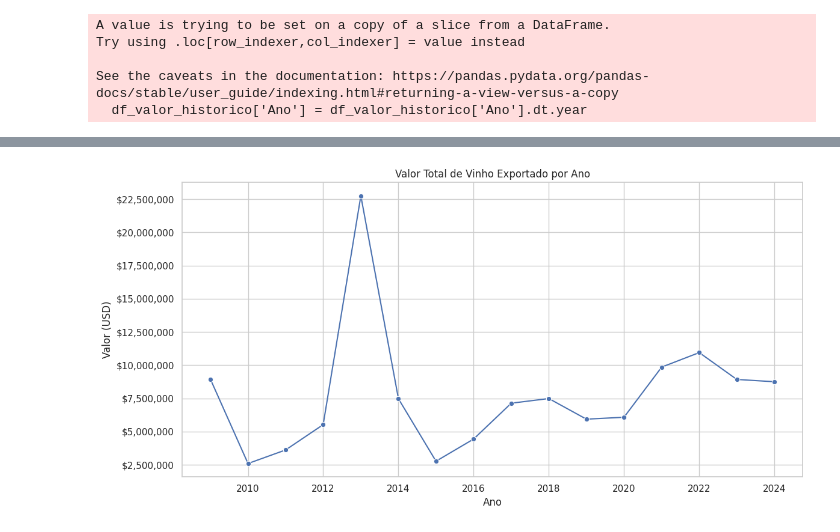
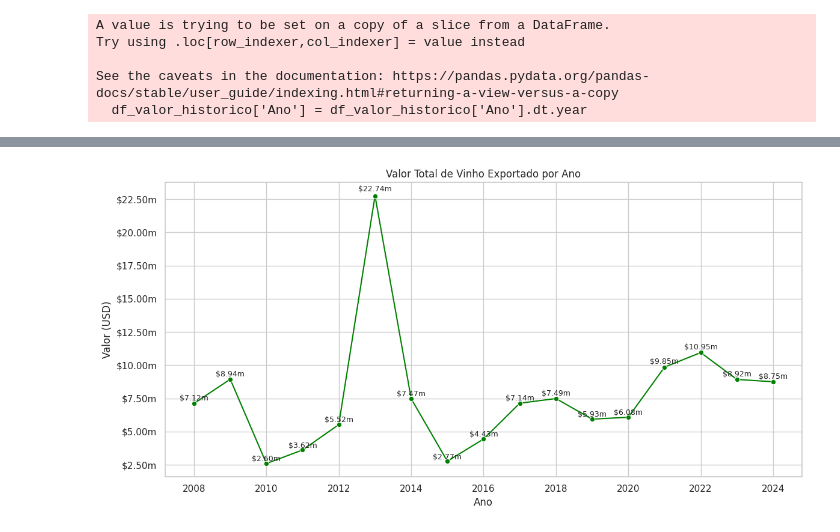
Before and after one commit to Maradonas/FIAP-TECH-CHALLENGER-1, a Jupyter notebook: Analise dados/Exportacao.ipynb, the cells around one changed output, grey strips where cells are left out. Cells and saved outputs as stored; diff of their text form; code cells hidden in the pictures.

```diff
--- a/Analise dados/Exportacao.ipynb
+++ b/Analise dados/Exportacao.ipynb
@@ -45,8 +45,8 @@ df_quant['Pais'] = df_quant['Pais'].astype('category')
 df_valor['Ano'] = pd.to_datetime(df_valor['Ano'])
 df_valor['Pais'] = df_valor['Pais'].astype('category')
 # %%
-df_quant  = df_quant.loc[df_quant['Ano'] >= '2009']
-df_valor  = df_valor.loc[df_valor['Ano'] >= '2009']
+df_quant  = df_quant.loc[df_quant['Ano'] >= '2008']
+df_valor  = df_valor.loc[df_valor['Ano'] >= '2008']
 # %%
 #ANALISE EXPLORATORIA PARA A QUANTIDADE
 
@@ -178,0 +166,24 @@ plt.show()
+# %%
+import matplotlib.pyplot as plt
+import matplotlib.ticker as mtick
+import seaborn as sns
+
+plt.figure(figsize=(12, 6))
+sns.lineplot(data=quantidade_total_ano, x='Ano', y='Quantidade_litros', marker='o',color='purple')
+plt.title('Historico de exportação total de vinho (litros) do brasil\n(Últimos 15 Anos)', fontsize=16, fontweight='bold')  # Título em negrito e maior
+plt.ylabel('Quantidade (litros)')
+plt.xlabel('Ano')
+
+# Formata o eixo Y para milhões
+plt.gca().yaxis.set_major_formatter(mtick.FuncFormatter(lambda x, _: f'{x/1e6:.2f}m'))
+
+# Adiciona os valores acima dos pontos
+for i in range(len(quantidade_total_ano)):
+    x = quantidade_total_ano['Ano'].iloc[i]
+    y = quantidade_total_ano['Quantidade_litros'].iloc[i]
+    label = f'{y/1e6:.2f}m'
+    plt.text(x, y + y * 0.01, label, ha='center', va='bottom', fontsize=9)
+
+plt.grid(True)
+plt.tight_layout()
+plt.show()
@@ -428,13 +432,24 @@ df_preco.head()
 # %%
 # Gráfico de Valor Total por Ano
 plt.figure(figsize=(12, 6))
-sns.lineplot(data=valor_total_ano, x='Ano', y='Valor_USD', marker='o')
+sns.lineplot(data=valor_total_ano, x='Ano', y='Valor_USD', marker='o',color='green')
 plt.title('Valor Total de Vinho Exportado por Ano')
 plt.ylabel('Valor (USD)')
 plt.xlabel('Ano')
-plt.gca().yaxis.set_major_formatter(mtick.FuncFormatter(lambda x, _: f'${x:,.0f}'))
+
+# Formata o eixo Y para milhões também, se quiser
+plt.gca().yaxis.set_major_formatter(mtick.FuncFormatter(lambda x, _: f'${x/1e6:.2f}m'))
+
+
+# Adiciona os valores formatados acima dos pontos
+for i in range(len(valor_total_ano)):
+    x = valor_total_ano['Ano'].iloc[i]
+    y = valor_total_ano['Valor_USD'].iloc[i]
+    label = f'${y/1e6:.2f}m'
+    plt.text(x, y + y * 0.01, label, ha='center', va='bottom', fontsize=9)
+
 plt.grid(True)
 plt.tight_layout()
 plt.show()
 # %% [output]
-[figure, old version]
+[figure, new version]
```
Also changed, not shown: parts of 8 cells of this notebook.
